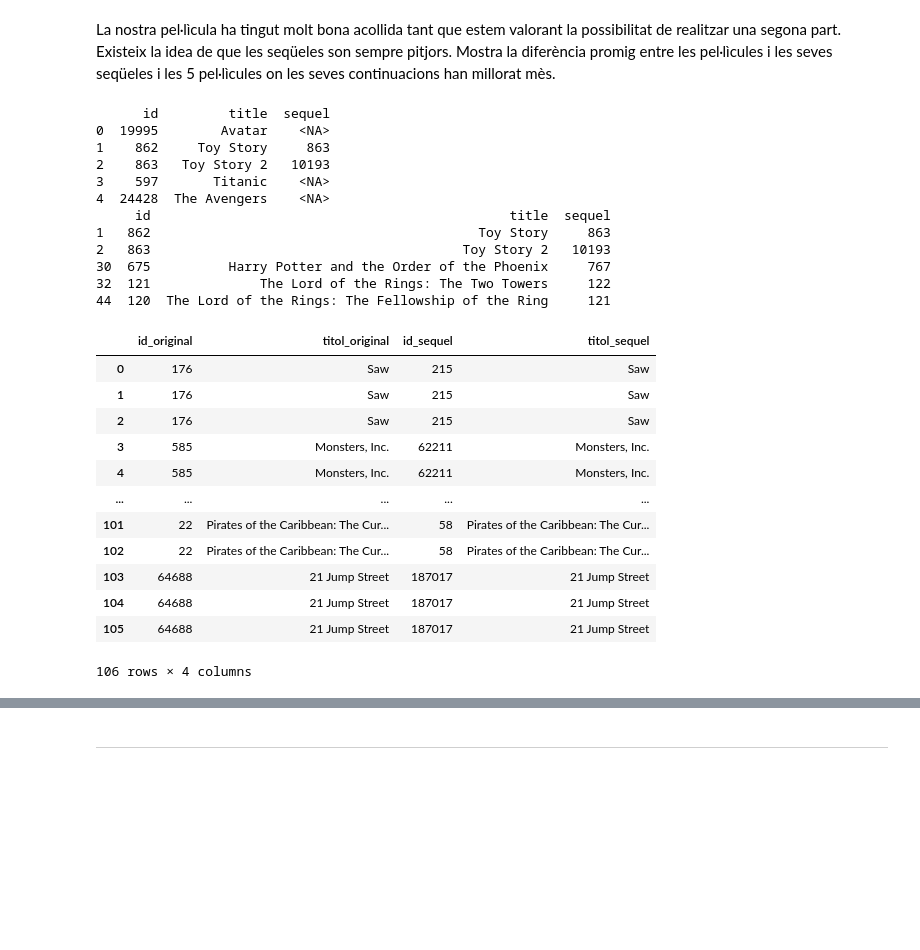
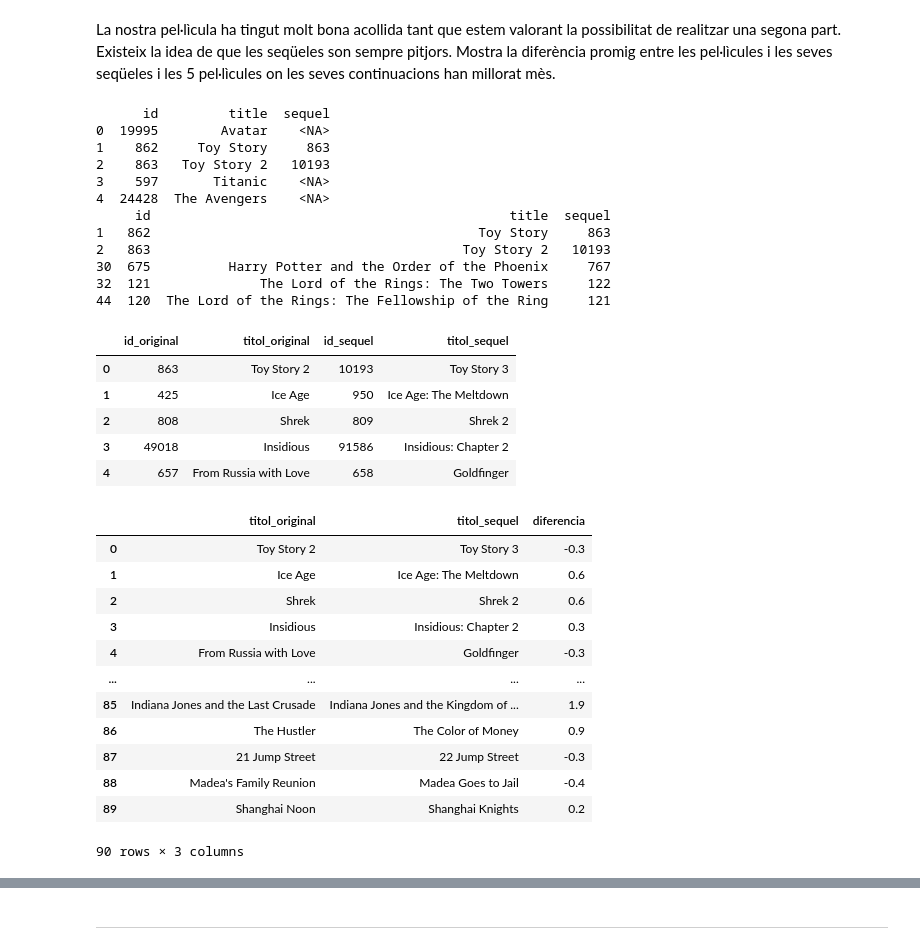
Before and after one commit to gcfp/M03, a Jupyter notebook: projecte-evaluable-1/EDA_Movies_alum.ipynb, the cells around one changed output, grey strips where cells are left out. Cells and saved outputs as stored; diff of their text form; code cells hidden in the pictures; blank space fills up the shorter version.

```diff
--- a/projecte-evaluable-1/EDA_Movies_alum.ipynb
+++ b/projecte-evaluable-1/EDA_Movies_alum.ipynb
@@ -355,53 +355,62 @@ La nostra pel·lìcula ha tingut molt bona acollida tant que estem valorant la p
 # %%
 # mostrem dataset
 print(sequels_ds.head())
 # Elimina files que no tenen sequel
 sequels_ds = sequels_ds.dropna()
 
 # comprova que no hi ha NA
 print(sequels_ds.head())
 
 # join amb movies per obtenir noms de original i de sequels
-sequels_ds = sequels_ds.rename(columns={'title':'titol_sequel','sequel':'id_sequel'})
-movies_ds = movies_ds.merge(sequels_ds, how="inner")
+movies_sequels_ds = pd.merge(movies_ds, sequels_ds, left_on='id', right_on='sequel')
 
 # simplifiquem per quedar-nos únicament amb id_original, titol_original, id_sequel, titol_sequel
-movies_ds = movies_ds.rename(columns={'id':'id_original','title':'titol_original'})
-movies_ds = movies_ds.loc[:,['id_original', 'titol_original','id_sequel','titol_sequel']]
-movies_ds
+movies_sequels_ds = movies_sequels_ds.rename(columns={'id_y':'id_original','title_y':'titol_original','id_x':'id_sequel','title_x':'titol_sequel'})
+movies_sequels_ds = movies_sequels_ds.loc[:,['id_original', 'titol_original', 'id_sequel', 'titol_sequel']]
+movies_sequels_ds.head()
 # %% [output]
       id         title  sequel
 0  19995        Avatar    <NA>
 1    862     Toy Story     863
 2    863   Toy Story 2   10193
 3    597       Titanic    <NA>
 4  24428  The Avengers    <NA>
      id                                              title  sequel
 1   862                                          Toy Story     863
 2   863                                        Toy Story 2   10193
 30  675          Harry Potter and the Order of the Phoenix     767
 32  121              The Lord of the Rings: The Two Towers     122
 44  120  The Lord of the Rings: The Fellowship of the Ring     121
 |  | id_original | titol_original | id_sequel | titol_sequel |
-| 0 | 176 | Saw | 215 | Saw |
-| 1 | 176 | Saw | 215 | Saw |
-| 2 | 176 | Saw | 215 | Saw |
-| 3 | 585 | Monsters, Inc. | 62211 | Monsters, Inc. |
-| 4 | 585 | Monsters, Inc. | 62211 | Monsters, Inc. |
-| ... | ... | ... | ... | ... |
-| 101 | 22 | Pirates of the Caribbean: The Cur... | 58 | Pirates of the Caribbean: The Cur... |
-| 102 | 22 | Pirates of the Caribbean: The Cur... | 58 | Pirates of the Caribbean: The Cur... |
-| 103 | 64688 | 21 Jump Street | 187017 | 21 Jump Street |
-| 104 | 64688 | 21 Jump Street | 187017 | 21 Jump Street |
-| 105 | 64688 | 21 Jump Street | 187017 | 21 Jump Street |
+| 0 | 863 | Toy Story 2 | 10193 | Toy Story 3 |
+| 1 | 425 | Ice Age | 950 | Ice Age: The Meltdown |
+| 2 | 808 | Shrek | 809 | Shrek 2 |
+| 3 | 49018 | Insidious | 91586 | Insidious: Chapter 2 |
+| 4 | 657 | From Russia with Love | 658 | Goldfinger |
-106 rows × 4 columns
 # %%
 # Merge per duplicat per obentenir les valoracions
-
+movies_sequels_ratings_ds = pd.merge(movies_sequels_ds, ratings_ds, left_on='id_original', right_on='id')
 
 # creem nova columna amb la diferenta valoracació sequel i original
-
+movies_sequels_ratings_ds = pd.merge(movies_sequels_ratings_ds, ratings_ds, left_on='id_sequel', right_on='id', suffixes=('_og','_sq'))
+movies_sequels_ratings_ds['diferencia'] = movies_sequels_ratings_ds['vote_average_og'] - movies_sequels_ratings_ds['vote_average_sq']
 
 #mostre mitja
+mitja = movies_sequels_ratings_ds[['titol_original','titol_sequel','diferencia']]
+mitja
+# %% [output]
+|  | titol_original | titol_sequel | diferencia |
+| 0 | Toy Story 2 | Toy Story 3 | -0.3 |
+| 1 | Ice Age | Ice Age: The Meltdown | 0.6 |
+| 2 | Shrek | Shrek 2 | 0.6 |
+| 3 | Insidious | Insidious: Chapter 2 | 0.3 |
+| 4 | From Russia with Love | Goldfinger | -0.3 |
+| ... | ... | ... | ... |
+| 85 | Indiana Jones and the Last Crusade | Indiana Jones and the Kingdom of ... | 1.9 |
+| 86 | The Hustler | The Color of Money | 0.9 |
+| 87 | 21 Jump Street | 22 Jump Street | -0.3 |
+| 88 | Madea's Family Reunion | Madea Goes to Jail | -0.4 |
+| 89 | Shanghai Noon | Shanghai Knights | 0.2 |
+90 rows × 3 columns
 # %%
 # Mostra les 5 millor sequeles en comparació a la seva predecesora
```
Also changed, not shown: parts of 6 cells of this notebook.
